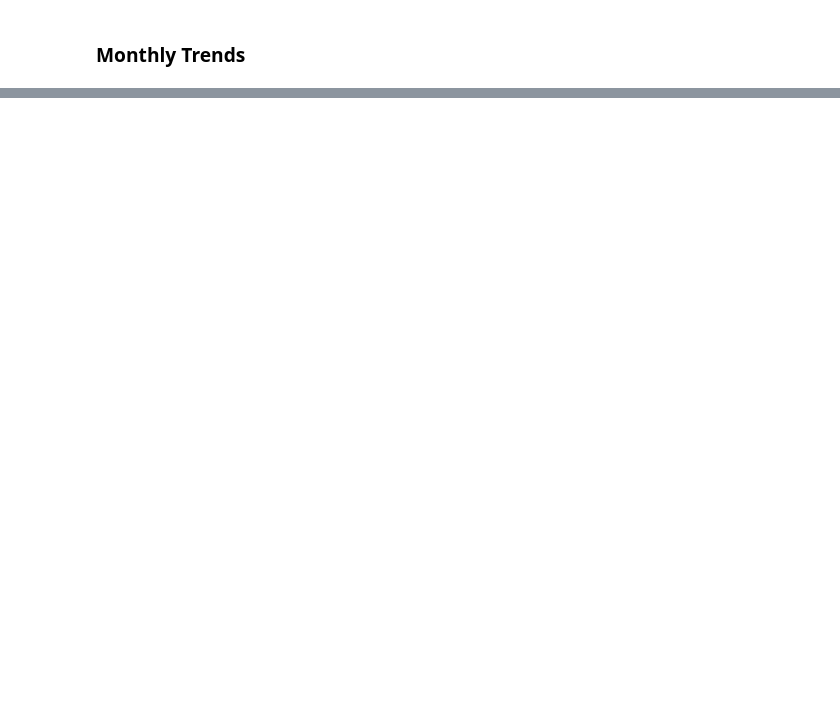
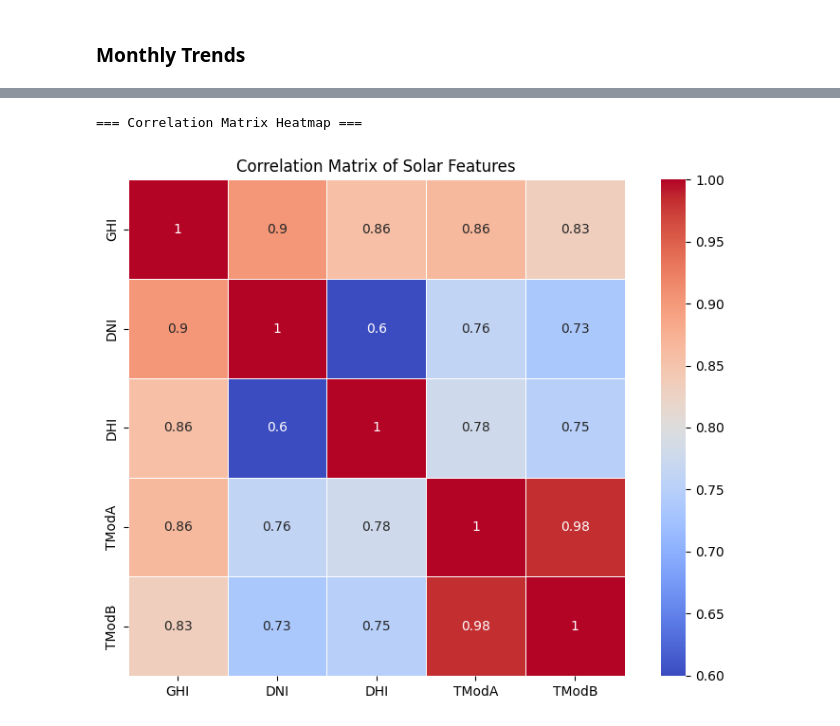
Before and after one commit to Bekuma1011/moonlight-solar-strategy-analysis, a Jupyter notebook: notebooks/benin_eda.ipynb, the cells around one changed output, grey strips where cells are left out. Cells and saved outputs as stored; diff of their text form; code cells hidden in the pictures; blank space fills up the shorter version.

```diff
--- a/notebooks/benin_eda.ipynb
+++ b/notebooks/benin_eda.ipynb
@@ -330 +177,7 @@ plt.show()
+# %%
+# Compute the correlation matrix for numeric columns and Visualize the heatmap
+benin.plot_correlation_heatmap()
+# %% [output]
+=== Correlation Matrix Heatmap ===
+[figure, added]
 # %%
```
Also changed, not shown: parts of 58 cells of this notebook.
